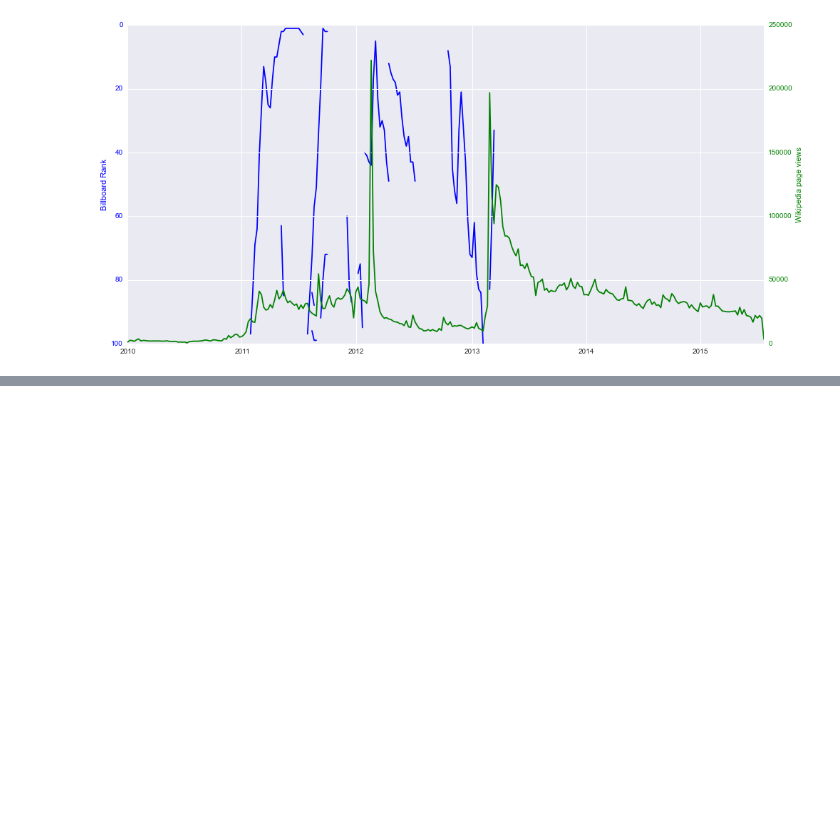
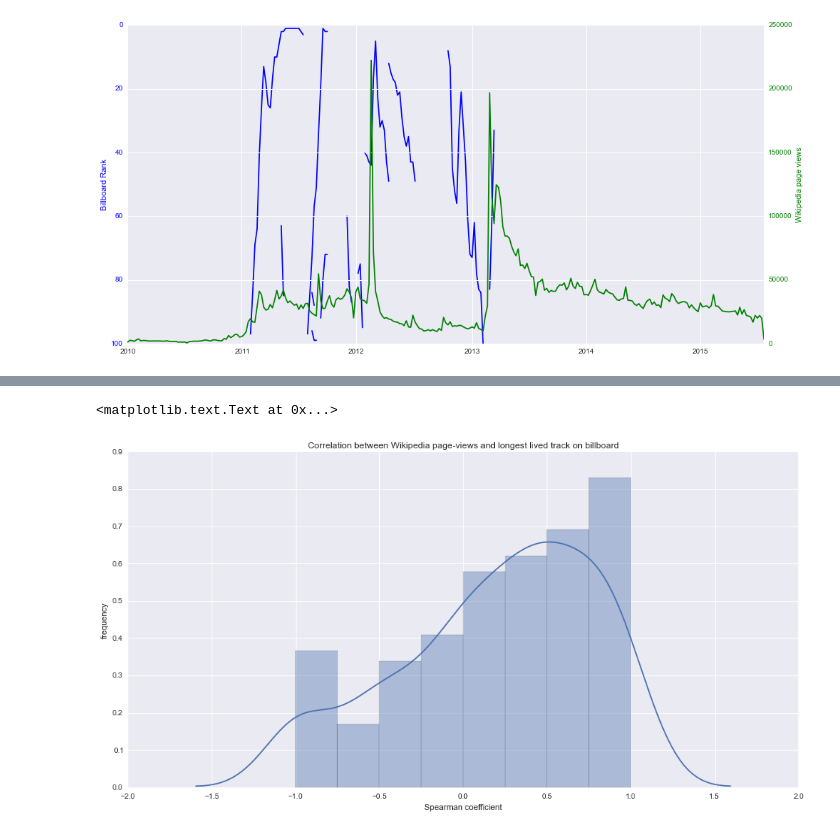
Before and after one commit to trxw/CDIPS_PandoraTeam, a Jupyter notebook: analysis.ipynb, the cells around one changed output, grey strips where cells are left out. Saved outputs shown, nothing was run; the diff lists cells and outputs as text; code cells hidden in the pictures; blank space fills up the shorter version.

```diff
--- a/analysis.ipynb
+++ b/analysis.ipynb
@@ -354,3 +354,32 @@ wiki_by_month.head()
 | 2010-04-30 | 2 | 663 | 0 | 338469 | 19 | 21 | ... |
 | 2010-05-31 | 0 | 598 | 0 | 351988 | 140 | 42 | ... |
 5 rows × 580 columns
+# %%
+# aggregate statistics from wikipedia
+wiki_stats = pd.DataFrame()
+
+for i,a in artists[ artists.artist_name_underscore.isin(
+        np.unique(wiki.search_term[np.logical_not(wiki.ambiguous)]))].iterrows():
+
+    # a = artists.iloc[3]
+    artist = a.artist_name_clean
+    a_wiki = wiki[wiki.search_term == a.artist_name_underscore]
+
+    vals = []
+    cols = []
+
+    total = a_wiki.PageViews.sum()
+    vals.append(total)
+    cols.append('total')
+
+    for s,freq in zip([a_wiki.PageViews,wiki_by_week[artist],wiki_by_month[artist],wiki_by_month[artist]],
+                   ['daily','weekly','monthly','yearly']):
+
+        vals += [s.max(),s.min(),s.std(),s.skew()]+list(s.quantile([.25,.5,.75]))
+        cols += [freq + '_' + met for met in ['max','min','std','skew','q25','q50','q75'] ]
+
+    df = pd.DataFrame([vals],columns=cols,index =[artist])
+    wiki_stats = wiki_stats.append(df)
+
+#wiki_stats = npr_stats.fillna(0)
+wiki_stats.head()
@@ -939,5 +1038,8 @@ plt.ylabel('frequency')
 # %%
-plot_series_correlations('wiki','_billboard')
+plot_series_correlations('wiki','first_billboard')
 plt.title('Correlation between Wikipedia page-views and longest lived track on billboard')
 plt.xlabel('Spearman coefficient')
 plt.ylabel('frequency')
+# %% [output]
+<matplotlib.text.Text at 0x...>
+[figure, added]
```
Also changed, not shown: parts of 32 cells of this notebook, 1 other file.
